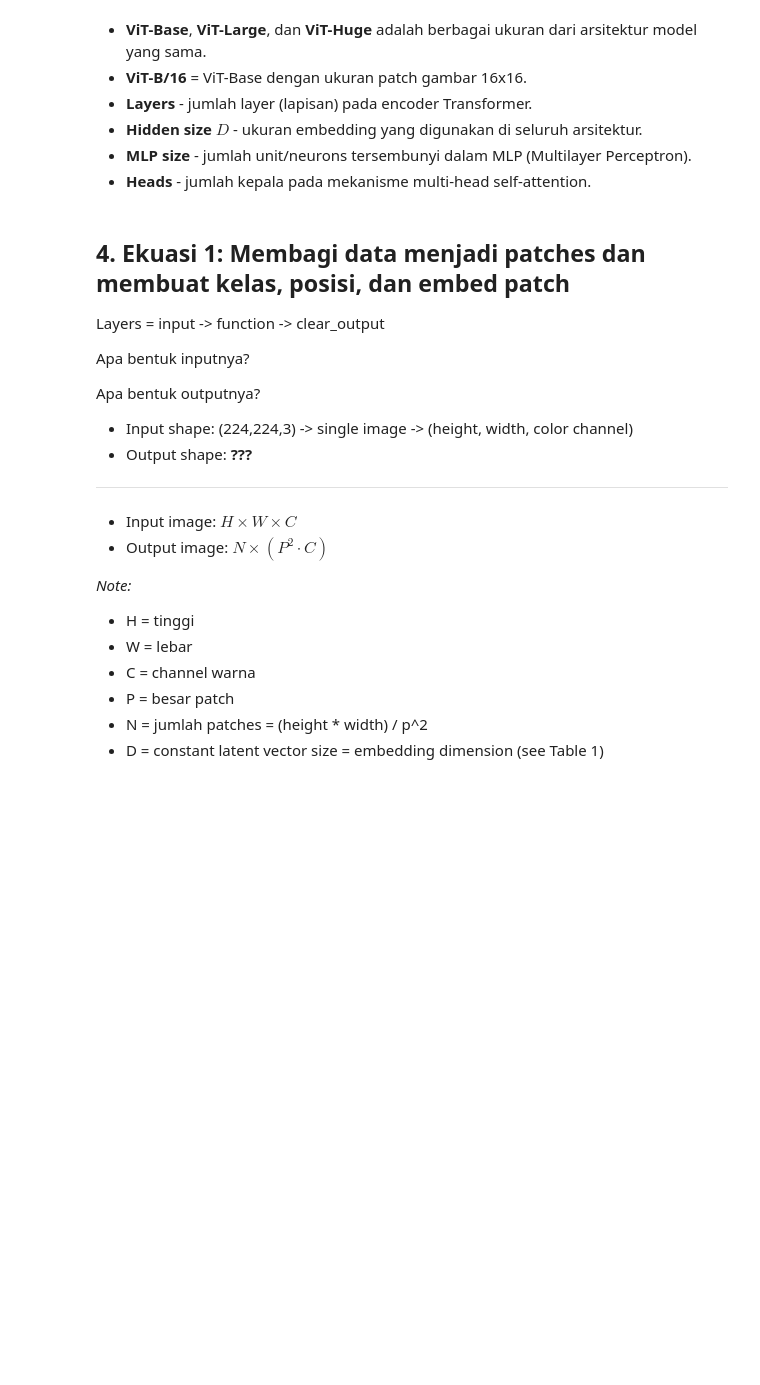
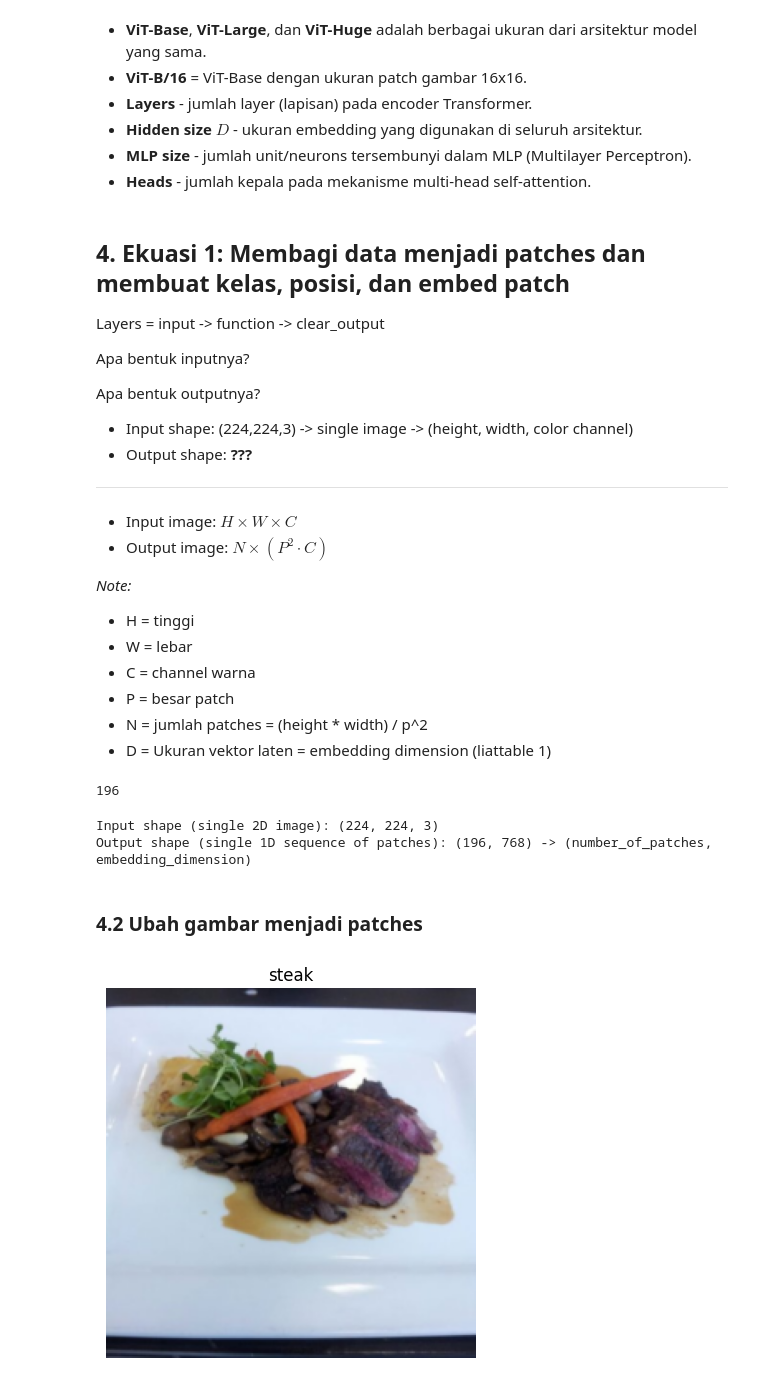
Before and after one commit to SiPilip/pytorch_course, a Jupyter notebook: 08_pytorch_paper_replicating/08_pytorch_paper_replicating.ipynb, the cells around one changed output. Cells and saved outputs as stored; diff of their text form; code cells hidden in the pictures; blank space fills up the shorter version.

```diff
--- a/08_pytorch_paper_replicating/08_pytorch_paper_replicating.ipynb
+++ b/08_pytorch_paper_replicating/08_pytorch_paper_replicating.ipynb
@@ -259,4 +257,37 @@ _Note:_
 - C = channel warna
 - P = besar patch
 - N = jumlah patches = (height \* width) / p^2
-- D = constant latent vector size = embedding dimension (see Table 1)
+- D = Ukuran vektor laten = embedding dimension (liattable 1)
+# %%
+# Contoh nilai
+height = 224
+width = 224
+color_channels = 3
+patch_size = 16 #L16 -> (16x16) patch size
+
+# Kalukasi jumlah patches
+number_of_patches = int((height*width) / patch_size ** 2)
+number_of_patches
+# %% [output]
+196
+# %%
+# Input shape
+embedding_layer_input_shape = (height, width, color_channels)
+
+# Output shape
+embedding_layer_output_shape = (number_of_patches, patch_size**2 * color_channels)
+
+print(f"Input shape (single 2D image): {embedding_layer_input_shape}")
+print(f"Output shape (single 1D sequence of patches): {embedding_layer_output_shape} -> (number_of_patches, embedding_dimension)")
+# %% [output]
+Input shape (single 2D image): (224, 224, 3)
+Output shape (single 1D sequence of patches): (196, 768) -> (number_of_patches, embedding_dimension)
+# %% [markdown]
+### 4.2 Ubah gambar menjadi patches
+# %%
+# View a single image
+plt.imshow(image.permute(1, 2, 0))
+plt.title(class_names[label])
+plt.axis(False);
+# %% [output]
+[figure, added]
```
Also changed, not shown: parts of 5 cells of this notebook.
